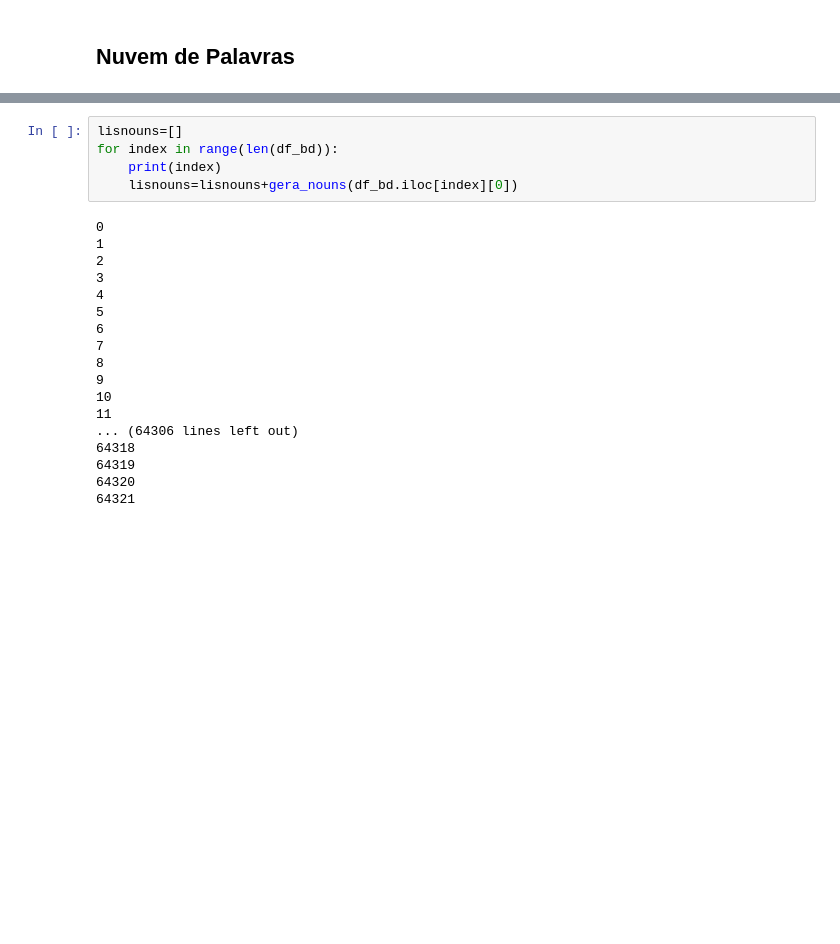
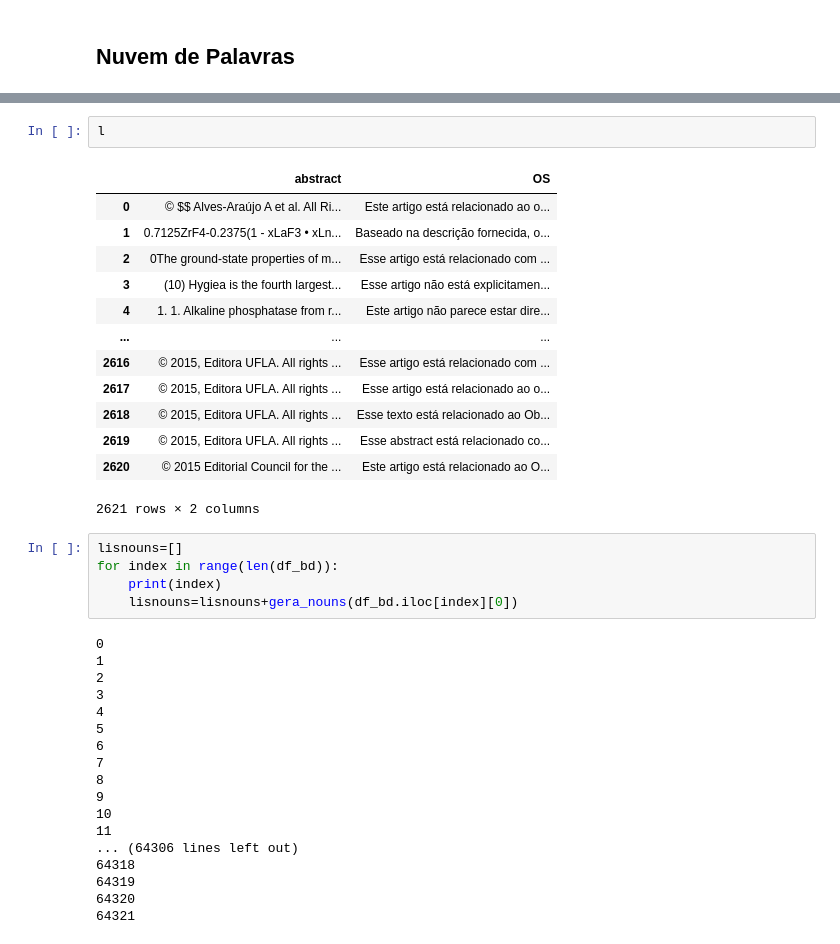
Before and after one commit to neylemkeunesp/abstracts, a Jupyter notebook: abstracts.ipynb, the cells around one changed output, grey strips where cells are left out. Cells and saved outputs as stored; diff of their text form; blank space fills up the shorter version.

```diff
--- a/abstracts.ipynb
+++ b/abstracts.ipynb
@@ -264,3 +342,19 @@ gera_frequencias(lis_ods)
+# %%
+l
+# %% [output]
+|  | abstract | OS |
+| 0 | © $$ Alves-Araújo A et al. All Ri... | Este artigo está relacionado ao o... |
+| 1 | 0.7125ZrF4-0.2375(1 - xLaF3 • xLn... | Baseado na descrição fornecida, o... |
+| 2 | 0The ground-state properties of m... | Esse artigo está relacionado com ... |
+| 3 | (10) Hygiea is the fourth largest... | Esse artigo não está explicitamen... |
+| 4 | 1. 1. Alkaline phosphatase from r... | Este artigo não parece estar dire... |
+| ... | ... | ... |
+| 2616 | © 2015, Editora UFLA. All rights ... | Esse artigo está relacionado com ... |
+| 2617 | © 2015, Editora UFLA. All rights ... | Esse artigo está relacionado ao o... |
+| 2618 | © 2015, Editora UFLA. All rights ... | Esse texto está relacionado ao Ob... |
+| 2619 | © 2015, Editora UFLA. All rights ... | Esse abstract está relacionado co... |
+| 2620 | © 2015 Editorial Council for the ... | Este artigo está relacionado ao O... |
+2621 rows × 2 columns
 # %%
 lisnouns=[]
 for index in range(len(df_bd)):
```
Also changed, not shown: parts of 24 cells of this notebook, 1 other file.
